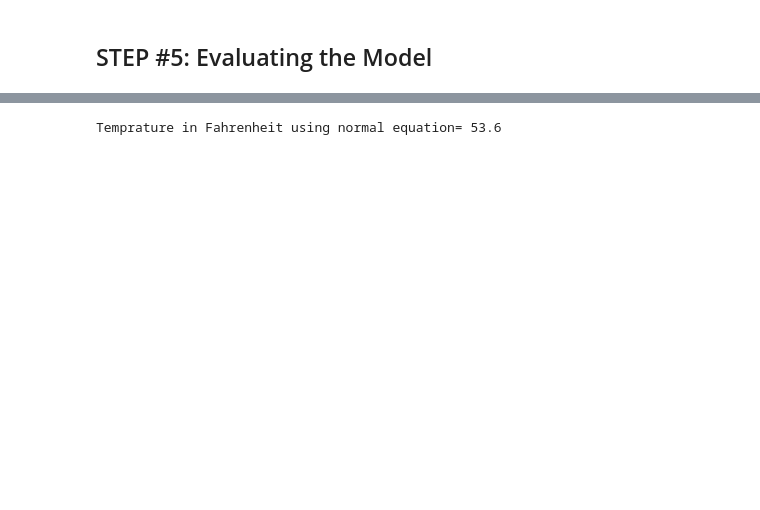
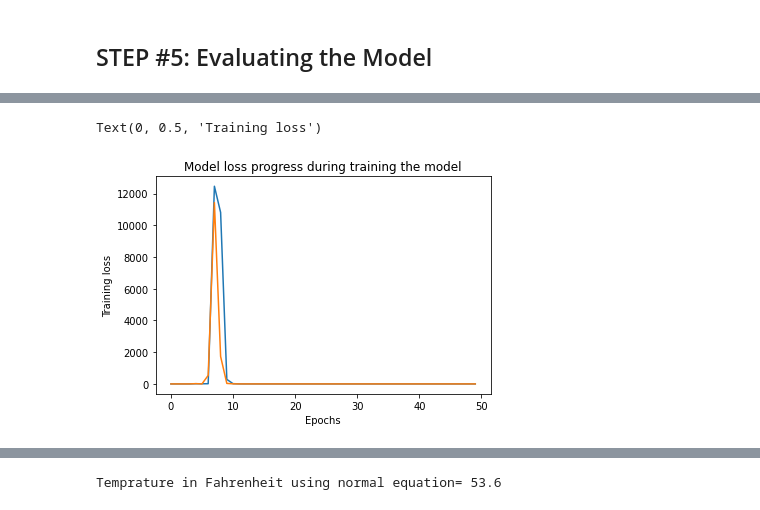
Before and after one commit to sushantkumar-estech/Celsius-to-Fahrenheit-using-ANN, a Jupyter notebook: Develop_A_Simple_Neural_Model_to_convert_Celsius_to_Fahrenheit_using_ANN_in_Colab.ipynb, the cells around one changed output, grey strips where cells are left out. Drawn from its saved outputs; the diff is of its cells as text; code cells hidden in the pictures; blank space fills up the shorter version.

```diff
--- a/Develop_A_Simple_Neural_Model_to_convert_Celsius_to_Fahrenheit_using_ANN_in_Colab.ipynb
+++ b/Develop_A_Simple_Neural_Model_to_convert_Celsius_to_Fahrenheit_using_ANN_in_Colab.ipynb
@@ -184,3 +180,13 @@ plt.show()
+# %%
+plt.plot(epochs_hist.history['loss'])
+plt.plot(epochs_hist.history['val_loss'])
+
+plt.title('Model loss progress during training the model')
+plt.xlabel('Epochs')
+plt.ylabel('Training loss')
+# %% [output]
+Text(0, 0.5, 'Training loss')
+[figure, added]
 # %%
 model.get_weights()
 # %% [output]
```
Also changed, not shown: parts of 17 cells of this notebook.
